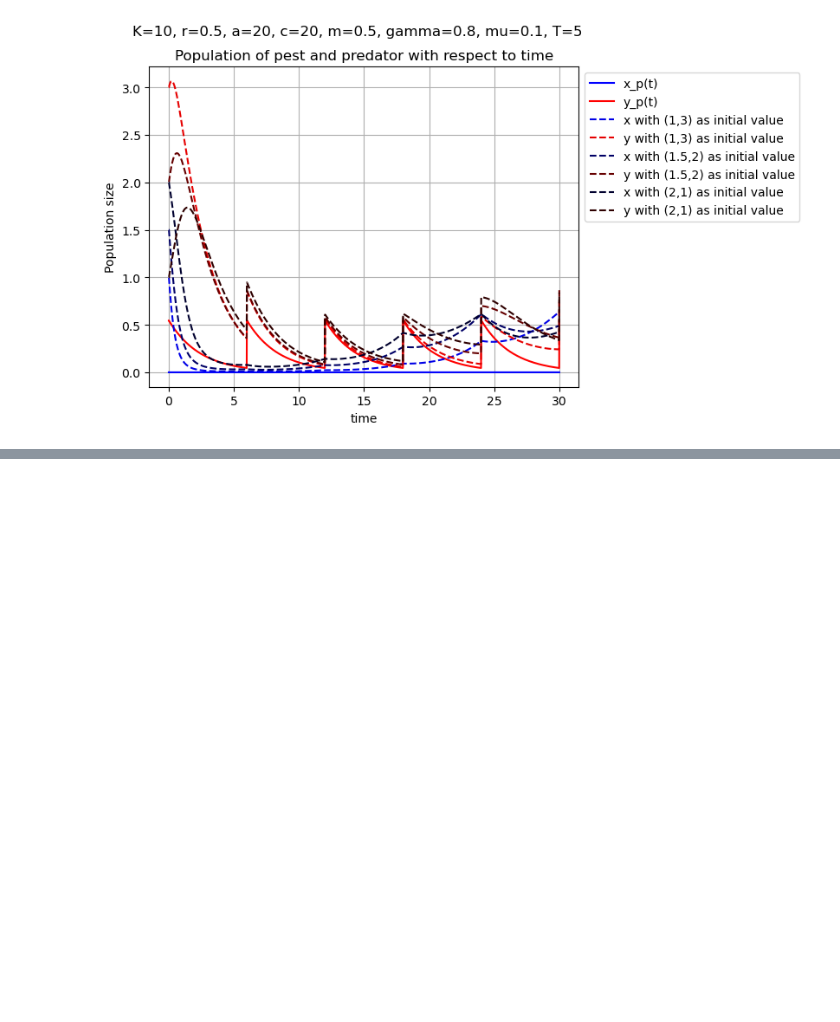
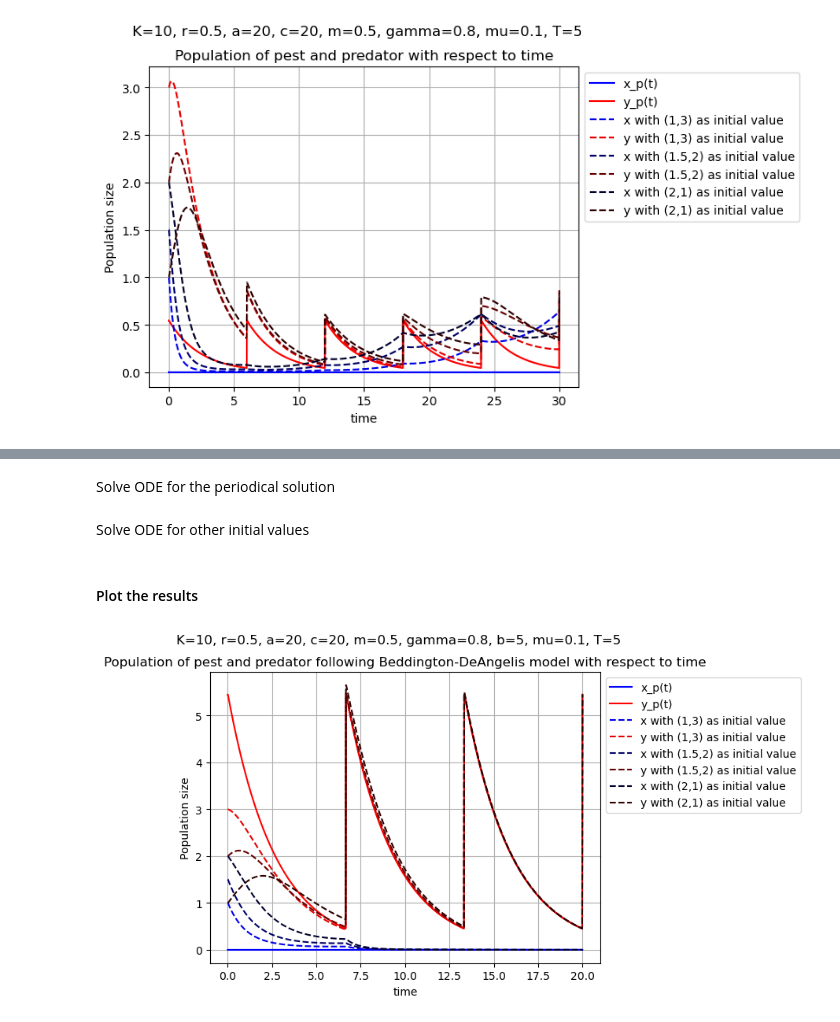
Before and after one commit to AinatianaLoyens/First_sim_CACOLAC, a Jupyter notebook: simulations_improved.ipynb, the cells around one changed output, grey strips where cells are left out. Cells and saved outputs as stored; diff of their text form; code cells hidden in the pictures; blank space fills up the shorter version.

```diff
--- a/simulations_improved.ipynb
+++ b/simulations_improved.ipynb
@@ -378,0 +519,20 @@ plt.show()
+# %% [markdown]
+Solve ODE for the periodical solution
+# %%
+#Initial conditions
+mu = 1
+T = 5
+m=0.5
+y_p_0 = mu*T/(1 - np.exp(-m*T))
+xy_p_0 = [0, y_p_0]
+
+#Solve ODE
+xy_p = solve_bda_ode(xy_p_0, mu=mu)
+
+x_p = xy_p[0]
+y_p = xy_p[1]
+
+#time points
+t = xy_p[2]
+# %% [markdown]
+Solve ODE for other initial values
@@ -378,0 +579,32 @@ plt.show()
+# %% [markdown]
+#### Plot the results
+# %%
+plt.plot(t, x_p, color = (0,0,1), label = 'x_p(t)')
+plt.plot(t, y_p, color = (1,0,0), label = 'y_p(t)')
+plt.plot(t, x_a, color = (0,0,0.9), linestyle='--', label='x with (1,3) as initial value')
+plt.plot(t, y_a, color = (0.9,0,0), linestyle='--', label='y with (1,3) as initial value')
+#plt.plot(t, x_b, color = (0,0,0.8), linestyle='--', label='x with (1.5,3) as initial value')
+#plt.plot(t, y_b, color = (0.8,0,0), linestyle='--', label='y with (1.5,3) as initial value')
+#plt.plot(t, x_c, color = (0,0,0.7), linestyle='--', label='x with (1,2) as initial value')
+#plt.plot(t, y_c, color = (0.7,0,0), linestyle='--', label='y with (1,2) as initial value')
+#plt.plot(t, x_d, color = (0,0,0.6), linestyle='--', label='x with (2,3) as initial value')
+#plt.plot(t, y_d, color = (0.6,0,0), linestyle='--', label='y with (2,3) as initial value')
+#plt.plot(t, x_e, color = (0,0,0.5), linestyle='--', label='x with (1,1) as initial value')
+#plt.plot(t, y_e, color = (0.5,0,0), linestyle='--', label='y with (1,1) as initial value')
+plt.plot(t, x_f, color = (0,0,0.4), linestyle='--', label='x with (1.5,2) as initial value')
+plt.plot(t, y_f, color = (0.4,0,0), linestyle='--', label='y with (1.5,2) as initial value')
+#plt.plot(t, x_g, color = (0,0,0.3), linestyle='--', label='x with (1.5,1) as initial value')
+#plt.plot(t, y_g, color = (0.3,0,0), linestyle='--', label='y with (1.5,1) as initial value')
+#plt.plot(t, x_h, color = (0,0,0.2), linestyle='--', label='x with (2,2) as initial value')
+#plt.plot(t, y_h, color = (0.2,0,0), linestyle='--', label='y with (2,2) as initial value')
+plt.plot(t, x_i, color = (0,0,0.18), linestyle='--', label='x with (2,1) as initial value')
+plt.plot(t, y_i, color = (0.18,0,0), linestyle='--', label='y with (2,1) as initial value')
+plt.xlabel('time')
+plt.ylabel('Population size')
+plt.title('Population of pest and predator following Beddington-DeAngelis model with respect to time')
+plt.suptitle('K=10, r=0.5, a=20, c=20, m=0.5, gamma=0.8, b=5, mu=0.1, T=5')
+plt.legend(loc= 'upper left', bbox_to_anchor=(1,1))
+plt.grid()
+plt.show()
+# %% [output]
+[figure, added]
```
Also changed, not shown: parts of 14 cells of this notebook.
